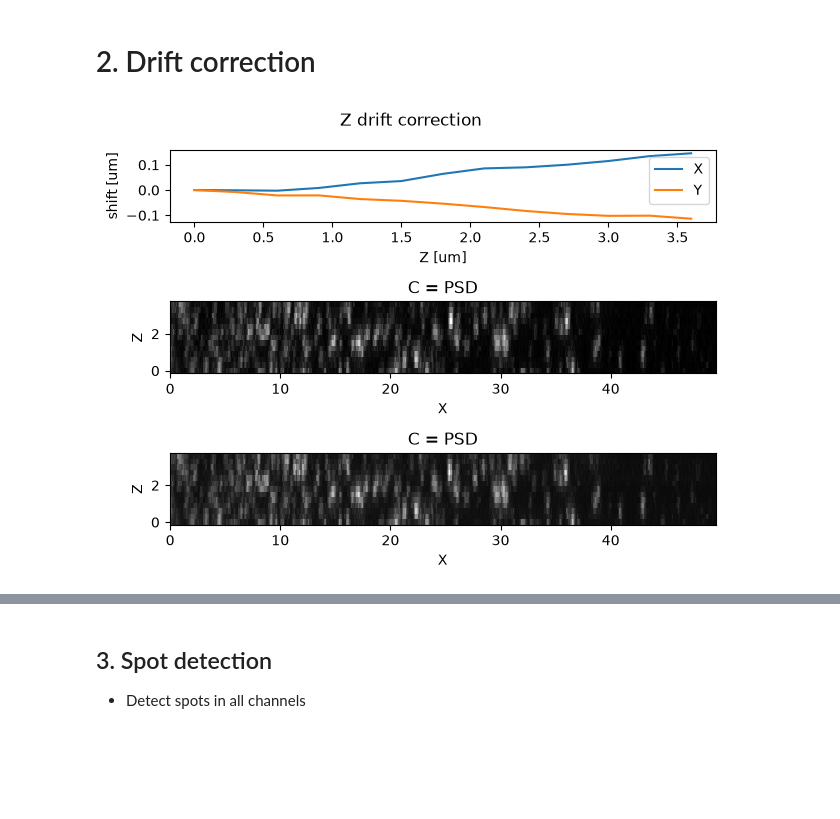
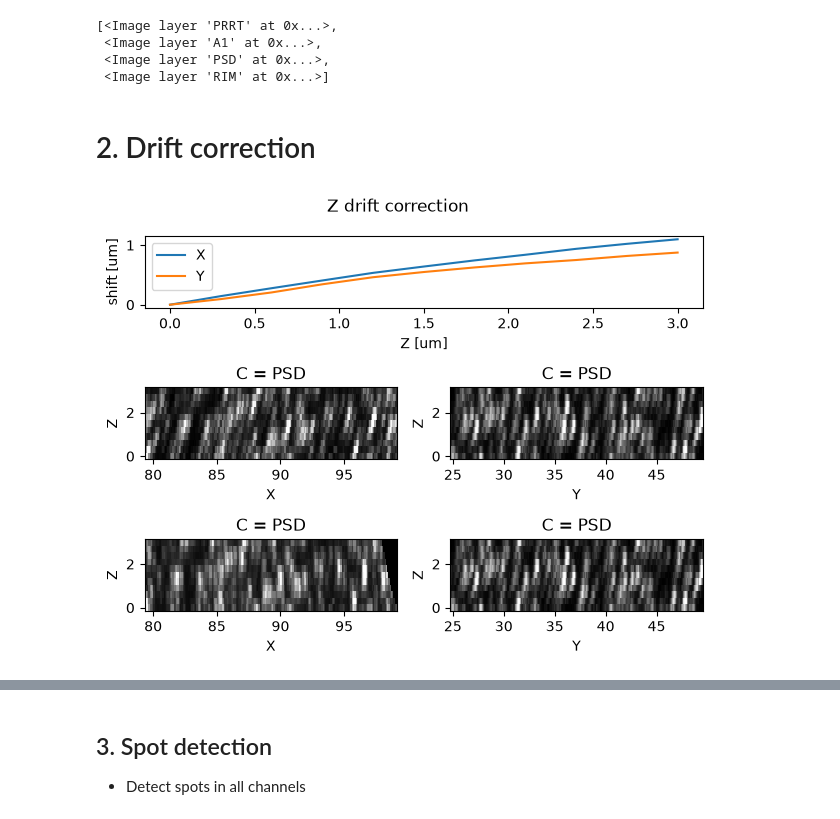
Before and after one commit to jboulanger/synex, a Jupyter notebook: notebooks/Analysis.ipynb, the cells around one changed output, grey strips where cells are left out. Drawn from its saved outputs; the diff is of its cells as text; code cells hidden in the pictures; blank space fills up the shorter version.

```diff
--- a/notebooks/Analysis.ipynb
+++ b/notebooks/Analysis.ipynb
@@ -4,27 +51,47 @@
 # %%
 from pathlib import Path
 
+import napari
 from bioio import BioImage
 
-import prrt_clustering as pclst
+import synxm
 
-# data_path = Path("/media/pandora/Greger_group/Xinyao/PRRT Revision/PRRTm750 A1rb647 PSDck555 RIMgp488/261007 Repeat/Experiment-152.czi")
-channels = ["PRRT", "A1", "PSD", "RIM"]
-data_path = Path(
-    "/media/pandora/Greger_group/Xinyao/PRRT Revision/PRRTm750 A1rb647 PSDck555 RIMgp488/261020 Repeat/Experiment-358.czi"
-)
+parameters = {
+    "channels": ["PRRT", "A1", "PSD", "RIM"],
+    "detection": {
+        "PRRT": {"scale_um": 0.4, "specificity": 6},
+        "A1": {"scale_um": 0.3, "specificity": 6},
+        "PSD": {"scale_um": 0.1, "specificity": 8},
+        "RIM": {"scale_um": 0.1, "specificity": 6},
+    },
+    "dbscan": {"channels": ["RIM", "PSD"],"eps": 1.0, "min_samples": 3},
+    "synapse": {"distance": 1.0, "channels": ["RIM", "PSD"]},
+    "pairs": {"distance": 0.5, "channels": ["A1", "PRRT"]},
+}
+
+data_path = Path("/media/pandora/Greger_group/Xinyao/PRRT Revision/PRRTm750 A1rb647 PSDck555 RIMgp488/261007 Repeat/Experiment-152.czi")
+# data_path = Path("/media/pandora/Greger_group/Xinyao/PRRT Revision/PRRTm750 A1rb647 PSDck555 RIMgp488/261006 Re-image/Re-image 261006 Experiment-134.czi")
+# data_path = Path(
+#     "/media/pandora/Greger_group/Xinyao/PRRT Revision/PRRTm750 A1rb647 PSDck555 RIMgp488/261020 Repeat/Experiment-358.czi"
+# )
+# data_path = Path("/media/pandora/Greger_group/Xinyao/PRRT Revision/PRRTm750 A1rb647 PSDck555 RIMgp488/261006 Re-image/Re-image 261006 Experiment-129.czi")
 image = BioImage(data_path)
-data = image.xarray_dask_data.assign_coords({"C": channels})
+data = image.xarray_dask_data.assign_coords({"C": parameters["channels"]})
+# data = image.xarray_data.assign_coords({"C": parameters["channels"]})
+data = data[:,:,:,250:500, 800:1000]
 # %%
-import napari
-
-v = napari.Viewer()
-v.add_image(image.data, channel_axis=1, name=channels)
+v = napari.Viewer(ndisplay=3)
+v.add_image(data, channel_axis=1, name=parameters["channels"])
+# %% [output]
+[<Image layer 'PRRT' at 0x...>,
+ <Image layer 'A1' at 0x...>,
+ <Image layer 'PSD' at 0x...>,
+ <Image layer 'RIM' at 0x...>]
 # %% [markdown]
 # 2. Drift correction
 # %%
-shifts, stabilized = pclst.correct_z_drift(data)
-pclst.plot_drift_correction(data,stabilized,shifts)
+shifts, stabilized = synxm.correct_z_drift(data)
+synxm.plot_drift_correction(data,stabilized,shifts)
 # %% [output]
-[figure, old version]
+[figure, new version]
 # %%
```
Also changed, not shown: parts of 12 cells of this notebook, 17 other files.
